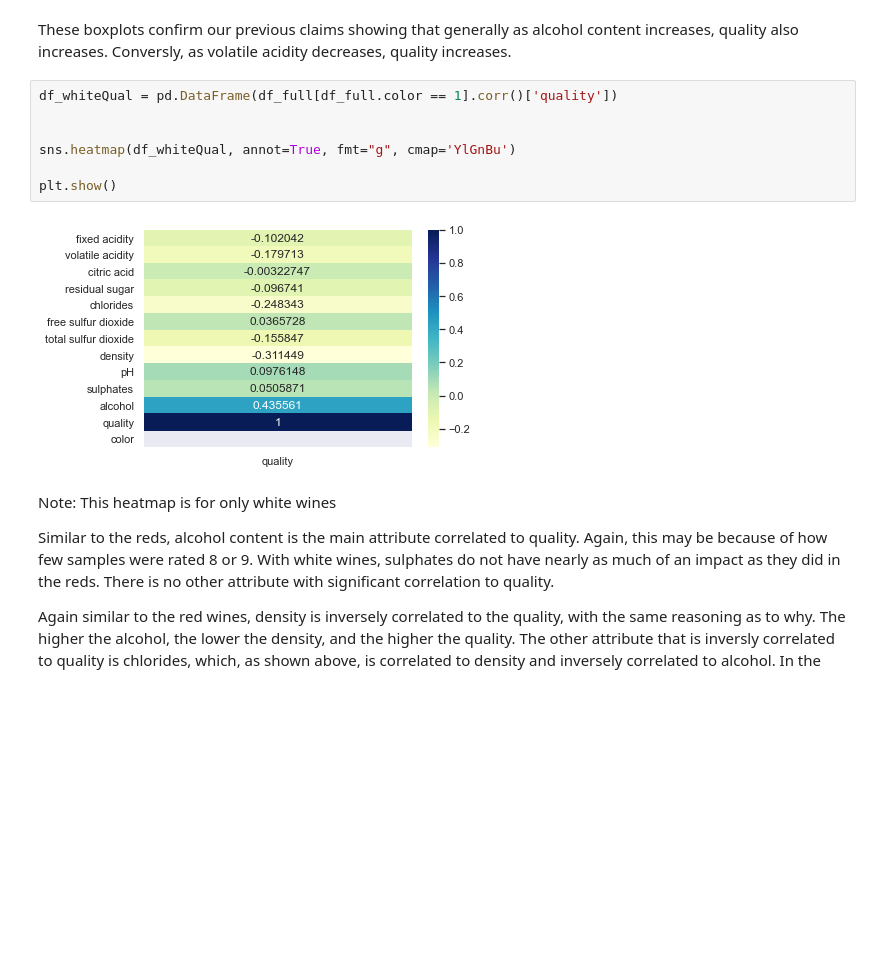
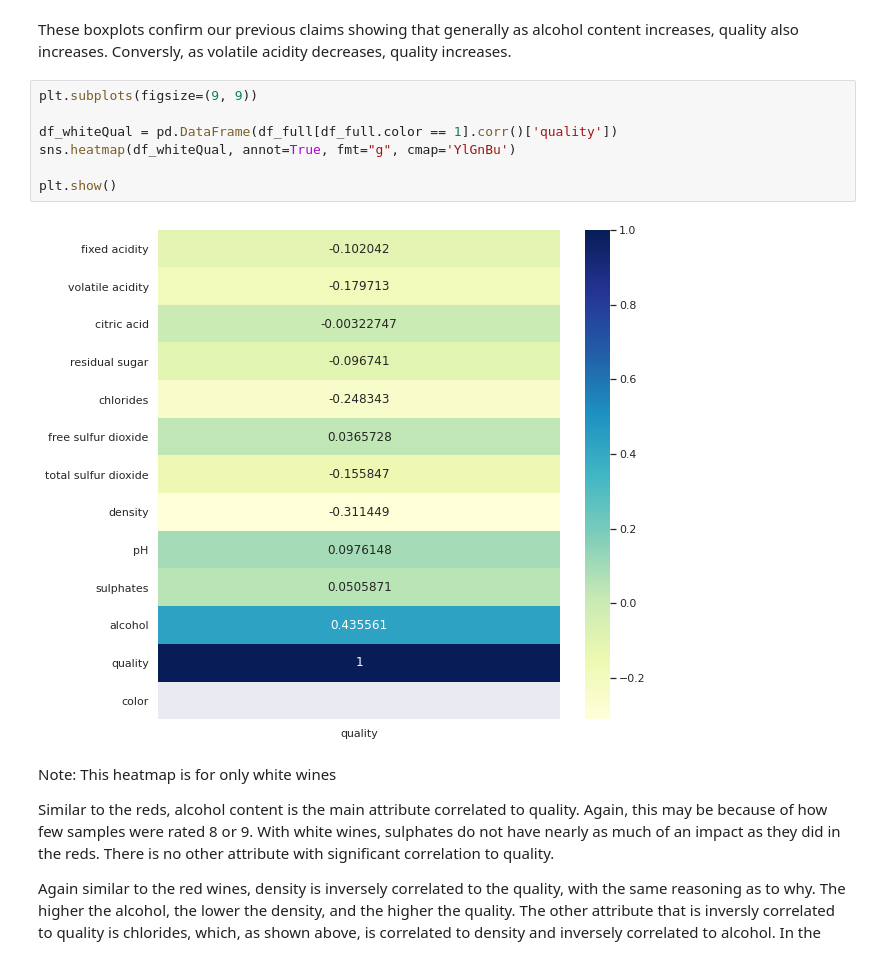
Before and after one commit to harrisonnoble/ml-projects, a Jupyter notebook: Lab 1/Lab 1.ipynb, the cells around one changed output. Saved outputs shown, nothing was run; the diff lists cells and outputs as text; blank space fills up the shorter version.

```diff
--- a/Lab 1/Lab 1.ipynb
+++ b/Lab 1/Lab 1.ipynb
@@ -493,14 +516,14 @@ plt.show()
 # %% [markdown]
 These boxplots confirm our previous claims showing that generally as alcohol content increases, quality also increases. Conversly, as volatile acidity decreases, quality increases.
 # %%
+plt.subplots(figsize=(9, 9))
+
 df_whiteQual = pd.DataFrame(df_full[df_full.color == 1].corr()['quality'])
-
-
 sns.heatmap(df_whiteQual, annot=True, fmt="g", cmap='YlGnBu')
 
 plt.show()
 # %% [output]
-[figure, old version]
+[figure, new version]
 # %% [markdown]
 Note: This heatmap is for only white wines
 
```
Also changed, not shown: parts of 19 cells of this notebook.
